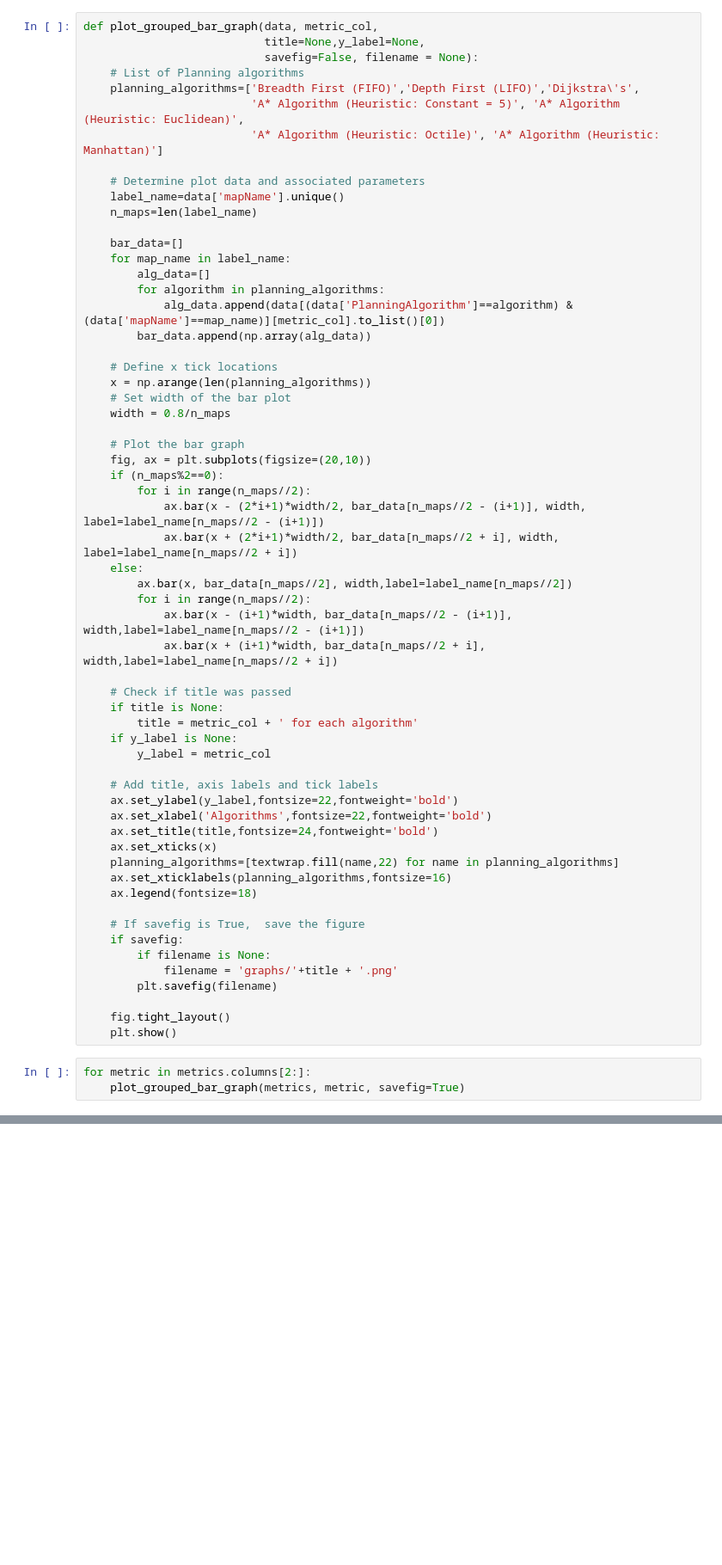
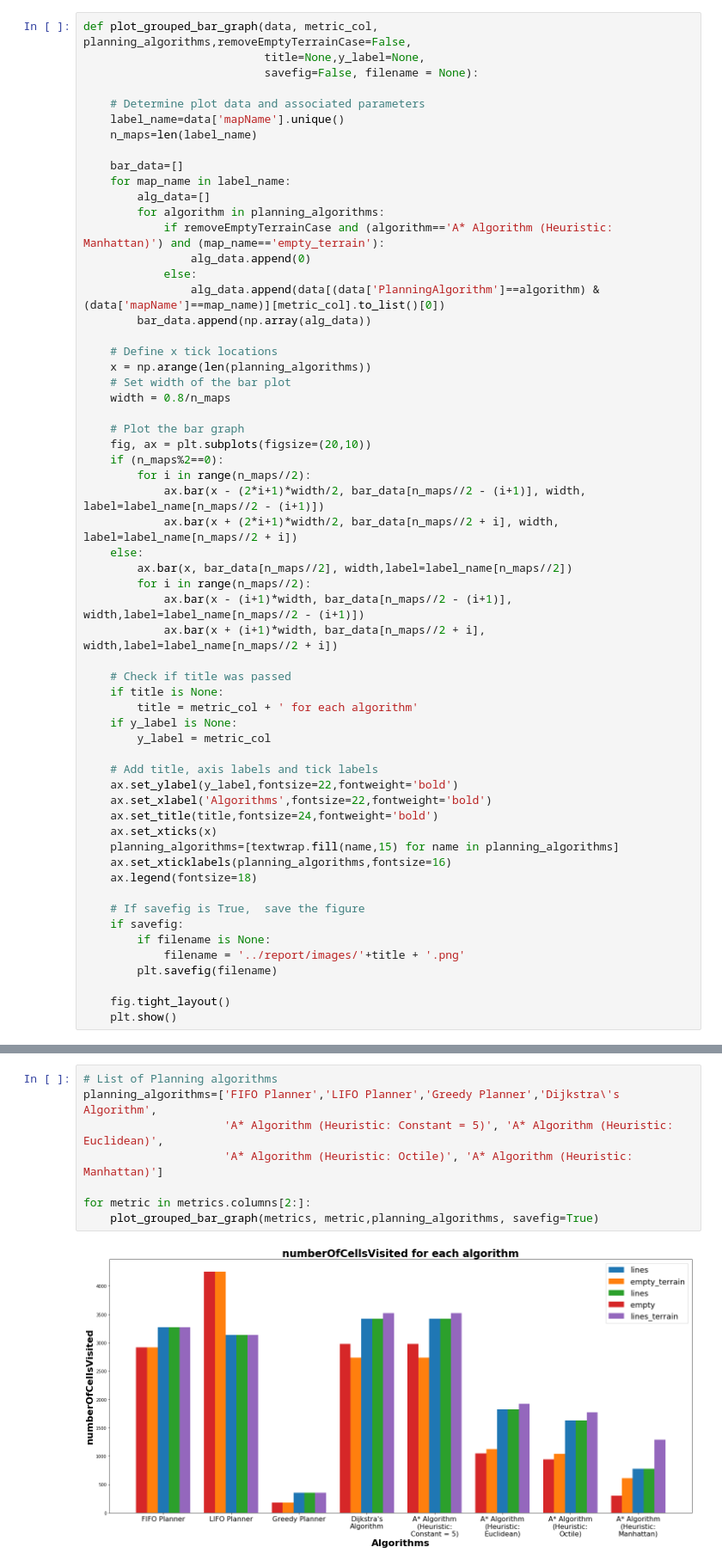
Before and after one commit to tharmee99/COMP0037_CW1_Path-Planning-in-a-known-world, a Jupyter notebook: comp0037_cw1/exports/visualise_performance_metrics.ipynb, the cells around one changed output, grey strips where cells are left out. Shown at 86% size. Cells and saved outputs as stored; diff of their text form; blank space fills up the shorter version.

```diff
--- a/comp0037_cw1/exports/visualise_performance_metrics.ipynb
+++ b/comp0037_cw1/exports/visualise_performance_metrics.ipynb
@@ -26,11 +33,7 @@ metrics.head(11)
 # %%
-def plot_grouped_bar_graph(data, metric_col,
+def plot_grouped_bar_graph(data, metric_col, planning_algorithms,removeEmptyTerrainCase=False,
                            title=None,y_label=None,
                            savefig=False, filename = None):
-    # List of Planning algorithms
-    planning_algorithms=['Breadth First (FIFO)','Depth First (LIFO)','Dijkstra\'s',
-                         'A* Algorithm (Heuristic: Constant = 5)', 'A* Algorithm (Heuristic: Euclidean)',
-                         'A* Algorithm (Heuristic: Octile)', 'A* Algorithm (Heuristic: Manhattan)']
 
     # Determine plot data and associated parameters
     label_name=data['mapName'].unique()
@@ -40,7 +43,10 @@ def plot_grouped_bar_graph(data, metric_col,
     for map_name in label_name:
         alg_data=[]
         for algorithm in planning_algorithms:
-            alg_data.append(data[(data['PlanningAlgorithm']==algorithm) & (data['mapName']==map_name)][metric_col].to_list()[0])
+            if removeEmptyTerrainCase and (algorithm=='A* Algorithm (Heuristic: Manhattan)') and (map_name=='empty_terrain'):
+                alg_data.append(0)
+            else:
+                alg_data.append(data[(data['PlanningAlgorithm']==algorithm) & (data['mapName']==map_name)][metric_col].to_list()[0])
         bar_data.append(np.array(alg_data))
 
     # Define x tick locations
@@ -71,18 +77,15 @@ def plot_grouped_bar_graph(data, metric_col,
     ax.set_xlabel('Algorithms',fontsize=22,fontweight='bold')
     ax.set_title(title,fontsize=24,fontweight='bold')
     ax.set_xticks(x)
-    planning_algorithms=[textwrap.fill(name,22) for name in planning_algorithms]
+    planning_algorithms=[textwrap.fill(name,15) for name in planning_algorithms]
     ax.set_xticklabels(planning_algorithms,fontsize=16)
     ax.legend(fontsize=18)
 
     # If savefig is True,  save the figure
     if savefig:
         if filename is None:
-            filename = 'graphs/'+title + '.png'
+            filename = '../report/images/'+title + '.png'
         plt.savefig(filename)
 
     fig.tight_layout()
     plt.show()
-# %%
-for metric in metrics.columns[2:]:
-    plot_grouped_bar_graph(metrics, metric, savefig=True)
@@ -94,0 +92,10 @@ for metric in metrics.columns[2:]:
+# %%
+# List of Planning algorithms
+planning_algorithms=['FIFO Planner','LIFO Planner','Greedy Planner','Dijkstra\'s Algorithm',
+                     'A* Algorithm (Heuristic: Constant = 5)', 'A* Algorithm (Heuristic: Euclidean)',
+                     'A* Algorithm (Heuristic: Octile)', 'A* Algorithm (Heuristic: Manhattan)']
+
+for metric in metrics.columns[2:]:
+    plot_grouped_bar_graph(metrics, metric,planning_algorithms, savefig=True)
+# %% [output]
+[figure, added]
```
Also changed, not shown: parts of 12 cells of this notebook, 35 other files.
